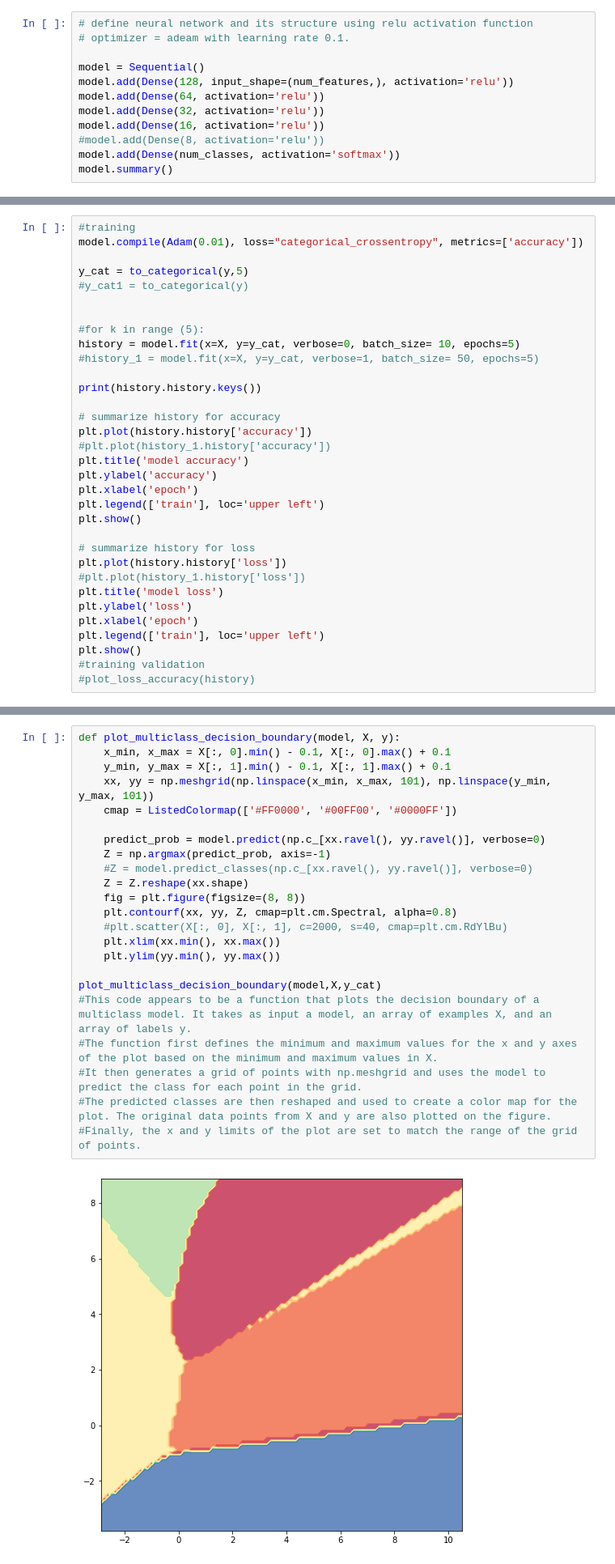
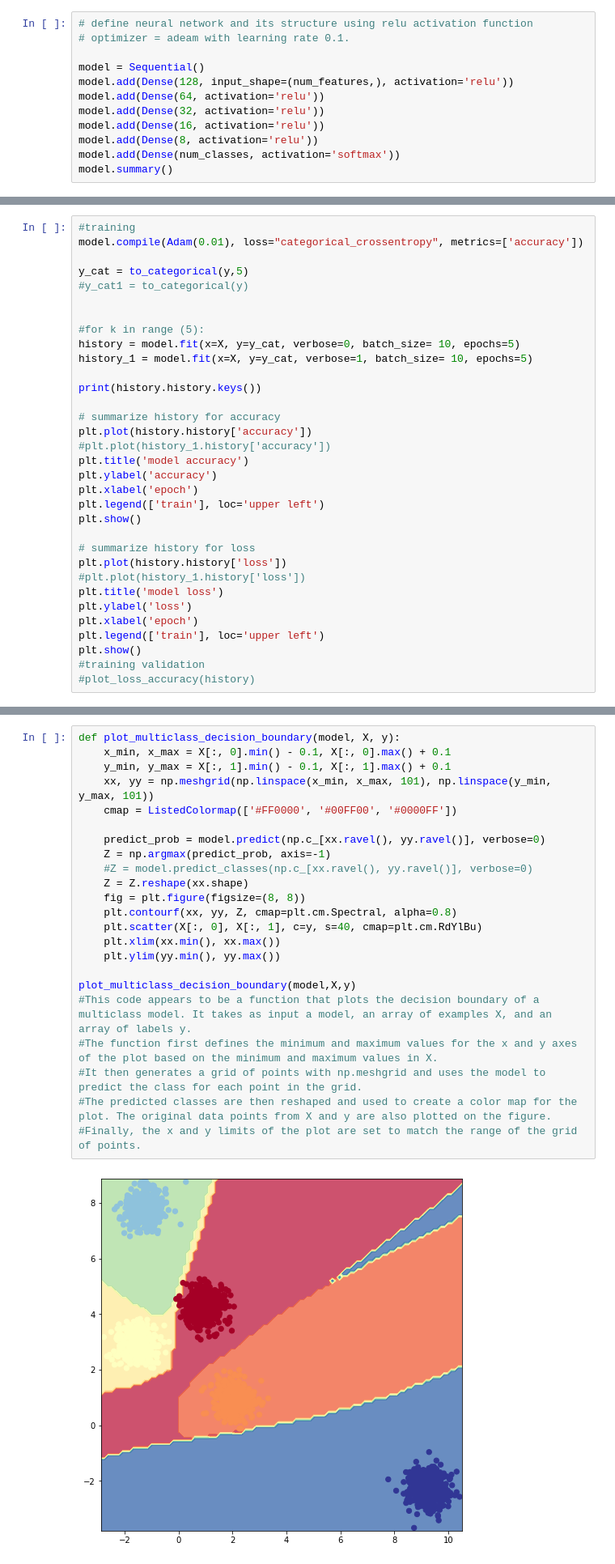
Before and after one commit to Lexi994/ICCV2021-Paper-Code-Interpretation, a Jupyter notebook: Untitled2.ipynb, the cells around one changed output, grey strips where cells are left out. Shown at 81% size. Drawn from its saved outputs; the diff is of its cells as text.

```diff
--- a/Untitled2.ipynb
+++ b/Untitled2.ipynb
@@ -71,7 +71,7 @@ model.add(Dense(128, input_shape=(num_features,), activation='relu'))
 model.add(Dense(64, activation='relu'))
 model.add(Dense(32, activation='relu'))
 model.add(Dense(16, activation='relu'))
-#model.add(Dense(8, activation='relu'))
+model.add(Dense(8, activation='relu'))
 model.add(Dense(num_classes, activation='softmax'))
 model.summary()
 # %% [output]
@@ -103,7 +105,7 @@ y_cat = to_categorical(y,5)
 
 #for k in range (5):
 history = model.fit(x=X, y=y_cat, verbose=0, batch_size= 10, epochs=5)
-#history_1 = model.fit(x=X, y=y_cat, verbose=1, batch_size= 50, epochs=5)
+history_1 = model.fit(x=X, y=y_cat, verbose=1, batch_size= 10, epochs=5)
 
 print(history.history.keys())
 
@@ -133,28 +145,28 @@ dict_keys(['loss', 'accuracy'])
 # %%
 def plot_multiclass_decision_boundary(model, X, y):
     x_min, x_max = X[:, 0].min() - 0.1, X[:, 0].max() + 0.1
     y_min, y_max = X[:, 1].min() - 0.1, X[:, 1].max() + 0.1
     xx, yy = np.meshgrid(np.linspace(x_min, x_max, 101), np.linspace(y_min, y_max, 101))
     cmap = ListedColormap(['#FF0000', '#00FF00', '#0000FF'])
 
     predict_prob = model.predict(np.c_[xx.ravel(), yy.ravel()], verbose=0)
     Z = np.argmax(predict_prob, axis=-1)
     #Z = model.predict_classes(np.c_[xx.ravel(), yy.ravel()], verbose=0)
     Z = Z.reshape(xx.shape)
     fig = plt.figure(figsize=(8, 8))
     plt.contourf(xx, yy, Z, cmap=plt.cm.Spectral, alpha=0.8)
-    #plt.scatter(X[:, 0], X[:, 1], c=2000, s=40, cmap=plt.cm.RdYlBu)
+    plt.scatter(X[:, 0], X[:, 1], c=y, s=40, cmap=plt.cm.RdYlBu)
     plt.xlim(xx.min(), xx.max())
     plt.ylim(yy.min(), yy.max())
 
-plot_multiclass_decision_boundary(model,X,y_cat)
+plot_multiclass_decision_boundary(model,X,y)
 #This code appears to be a function that plots the decision boundary of a multiclass model. It takes as input a model, an array of examples X, and an array of labels y.
 #The function first defines the minimum and maximum values for the x and y axes of the plot based on the minimum and maximum values in X.
 #It then generates a grid of points with np.meshgrid and uses the model to predict the class for each point in the grid.
 #The predicted classes are then reshaped and used to create a color map for the plot. The original data points from X and y are also plotted on the figure.
 #Finally, the x and y limits of the plot are set to match the range of the grid of points.
 # %% [output]
-[figure, old version]
+[figure, new version]
 # %%
 from sklearn.metrics._plot.confusion_matrix import plot_confusion_matrix
 #plot the confusion matrix in classificiation
```
Also changed, not shown: parts of 4 cells of this notebook.
